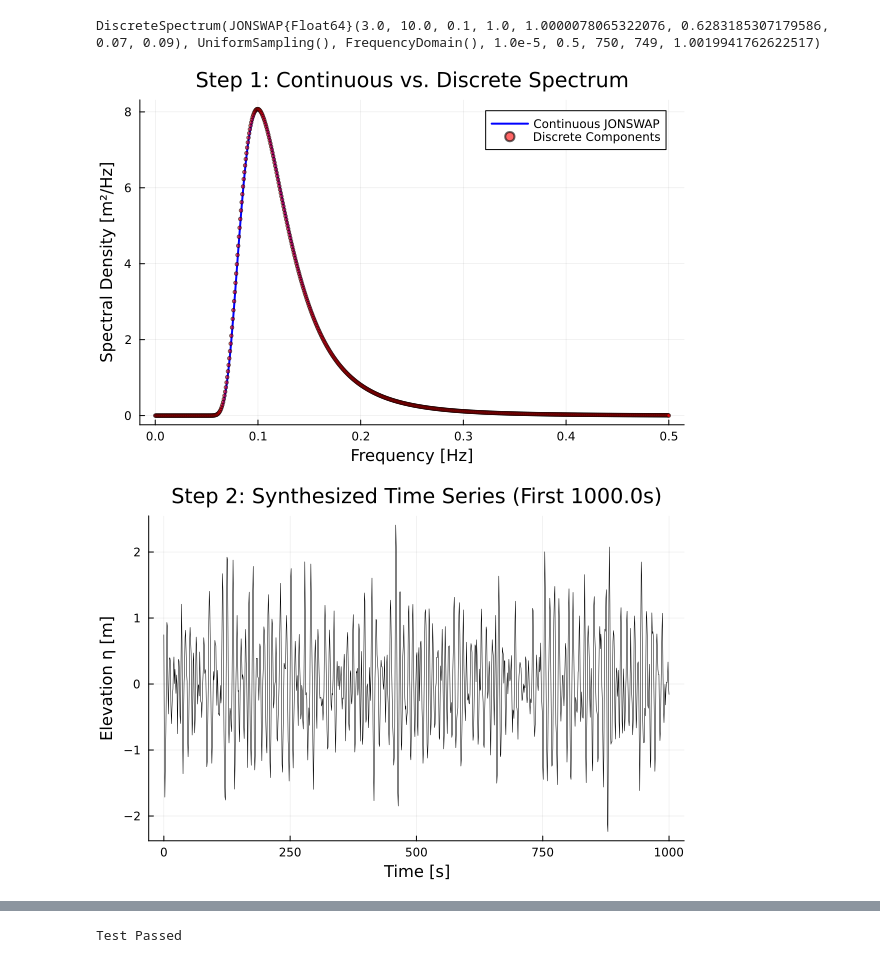
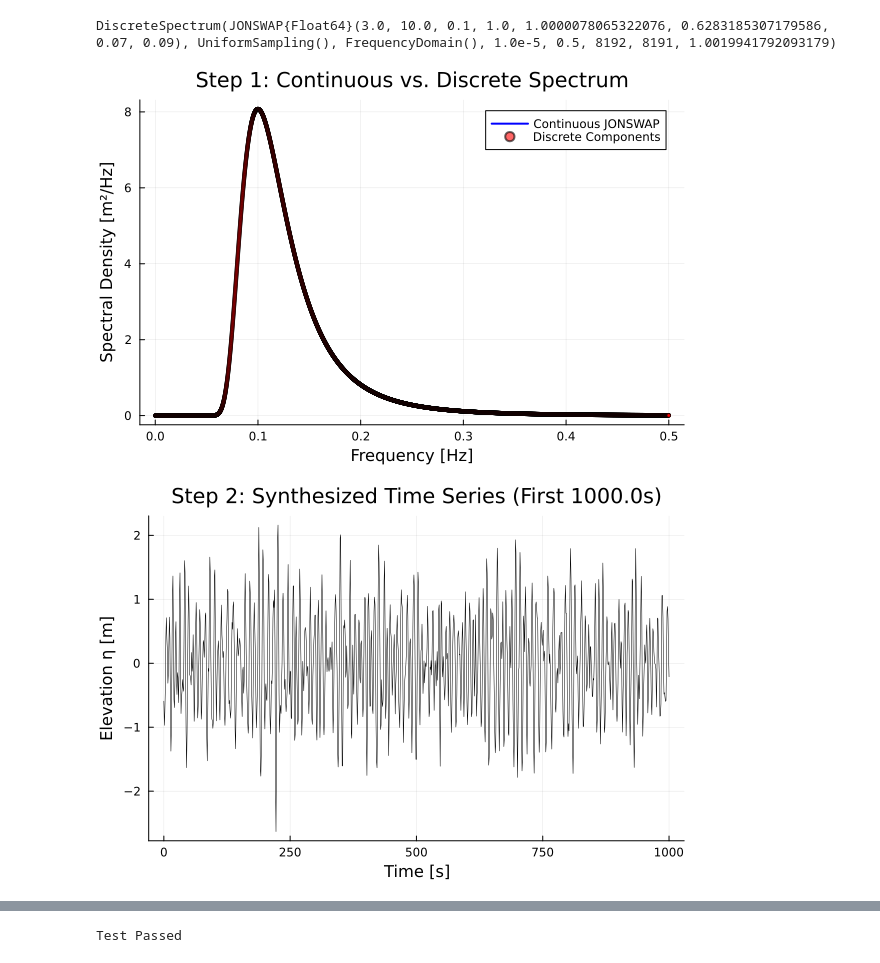
Before and after one commit to CMOE-TUDelft/WaveSpec.jl, a Jupyter notebook: test_fft_reconstruction.ipynb, the cells around one changed output, grey strips where cells are left out. Drawn from its saved outputs; the diff is of its cells as text; code cells hidden in the pictures.

```diff
--- a/test_fft_reconstruction.ipynb
+++ b/test_fft_reconstruction.ipynb
@@ -11,13 +14,13 @@ using WaveSpec.SpectralSpreading
 Hs_target = 3.0
 Tp_target = 10.0
 spec = JONSWAP(Hs_target, Tp_target)
-nf = 750
+nf = 2^13
 
 # Test with Equal Energy sampling to prove the strategy works
 ds = DiscreteSpectrum(spec, UniformSampling(), get_fmin(spec), get_fmax(spec), nf;
                         domain=FrequencyDomain(), mess=false)
 # %% [output]
-DiscreteSpectrum(JONSWAP{Float64}(3.0, 10.0, 0.1, 1.0, 1.0000078065322076, 0.6283185307179586, 0.07, 0.09), UniformSampling(), FrequencyDomain(), 1.0e-5, 0.5, 750, 749, 1.0019941762622517)
+DiscreteSpectrum(JONSWAP{Float64}(3.0, 10.0, 0.1, 1.0, 1.0000078065322076, 0.6283185307179586, 0.07, 0.09), UniformSampling(), FrequencyDomain(), 1.0e-5, 0.5, 8192, 8191, 1.0019941792093179)
 # %%
 using Plots
 
@@ -38,34 +41,34 @@ title!("Step 1: Continuous vs. Discrete Spectrum")
 xlabel!("Frequency [Hz]")
 ylabel!("Spectral Density [m²/Hz]")
 # %% [output]
-[figure, old version]
+[figure, new version]
 # %%
 # --- 2. Signal Synthesis ---
 # Sampling parameters
 N = 2^14                    # Even number (power of 2) of samplings in time (choose high number for long time window)
 fs = 2.0 * get_fmax(spec)   # Nyquist frequency (the window sampling frequency fs must be MORE than double the signal maximum frequency -> AVOID ALIASING)
 dt = 1.0 / fs
 t = collect(0:dt:(N-1)*dt)
 
 amplitudes = SpectralSpreading.get_amplitudes(ds)
 freqs = SpectralSpreading.get_central_frequencies(ds)
 phases = 2π .* rand(ds.nf)
 
 # η(t) = Σ A_i * cos(2π f_i t + ϕ_i)
 eta = zeros(length(t))
 for (A, f, ϕ) in zip(amplitudes, freqs, phases)
-    eta .+= A .* cos.(2π .* f .* t .+ ϕ)
+    eta .+= A .* cos.(2π * f .* t .+ ϕ)
 end
 
 # Plotting a subset of the time series for clarity
 T_window = 1000.0
 time_mask = t .<= T_window
 p2 = plot(t[time_mask], eta[time_mask], color=:black, lw=0.5, legend=false)
 title!("Step 2: Synthesized Time Series (First " * string(T_window) * "s)")
 xlabel!("Time [s]")
 ylabel!("Elevation η [m]")
 # %% [output]
-[figure, old version]
+[figure, new version]
 # %%
 using FFTW
 
```
Also changed, not shown: parts of 8 cells of this notebook, 8 other files.
